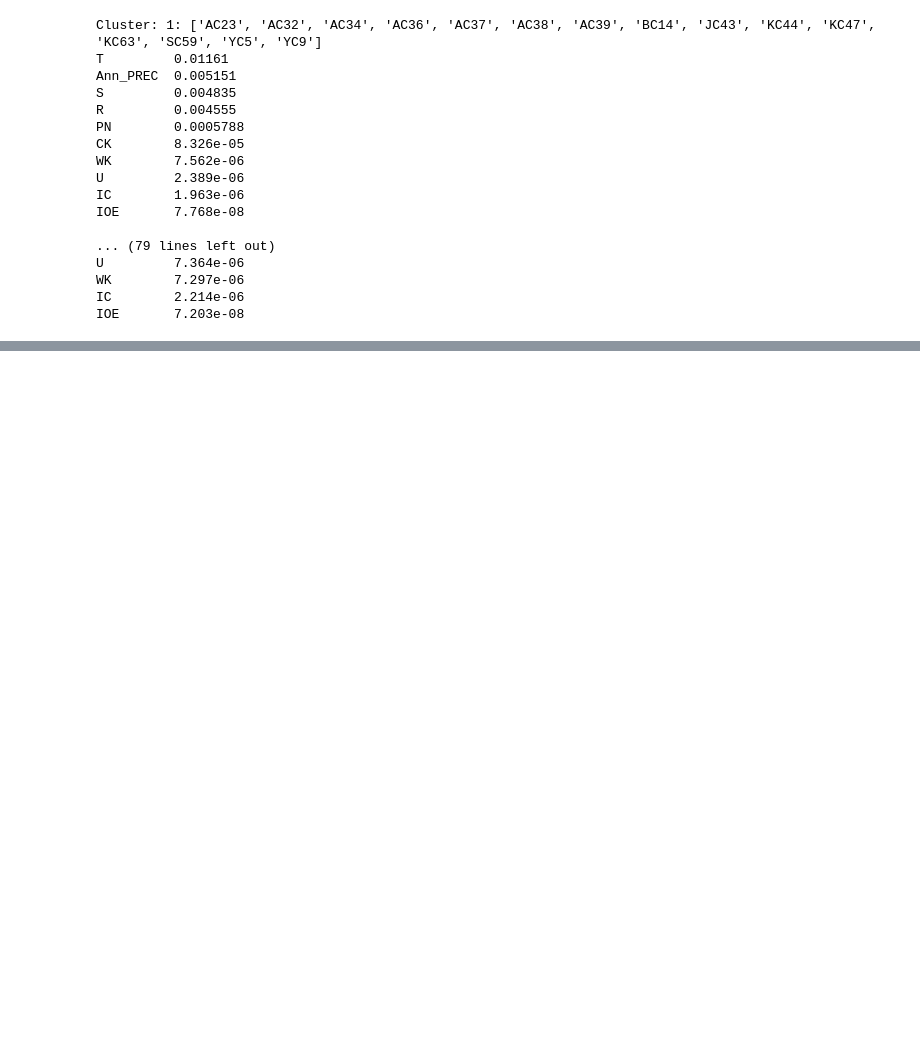
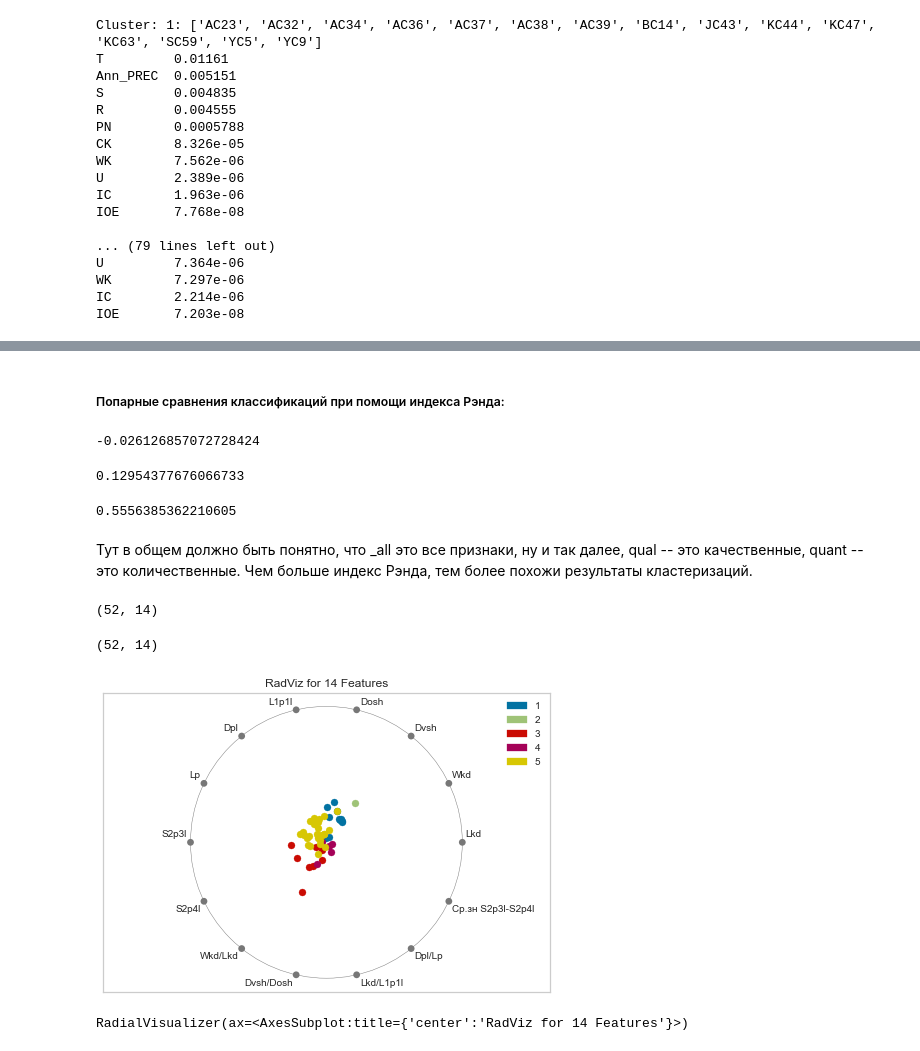
Before and after one commit to scidam/pyworks, a Jupyter notebook: biodf01_APR_2018/morho/main.ipynb, the cells around one changed output, grey strips where cells are left out. Saved outputs shown, nothing was run; the diff lists cells and outputs as text; code cells hidden in the pictures; blank space fills up the shorter version.

```diff
--- a/biodf01_APR_2018/morho/main.ipynb
+++ b/biodf01_APR_2018/morho/main.ipynb
@@ -699,0 +756,16 @@ grp.describe()
+# %% [markdown]
+##### Попарные сравнения классификаций при помощи индекса Рэнда:
+# %%
+adjusted_rand_score(clusters_quant, clusters_qual)
+# %% [output]
+-0.026126857072728424
+# %%
+adjusted_rand_score(clusters_all, clusters_qual)
+# %% [output]
+0.12954377676066733
+# %%
+adjusted_rand_score(clusters_all, clusters_quant)
+# %% [output]
+0.5556385362210605
+# %% [markdown]
+Тут в общем должно быть понятно, что _all это все признаки, ну и так далее, qual -- это качественные, quant -- это количественные. Чем больше индекс Рэнда, тем более похожи результаты кластеризаций.
@@ -699,0 +774,16 @@ grp.describe()
+# %%
+X_data.shape
+# %% [output]
+(52, 14)
+# %%
+X_data_.shape
+# %% [output]
+(52, 14)
+# %%
+X_data = data.groupby('POPUL_CODE')[morph_quant].mean()
+std = StandardScaler()
+X_data_ = std.fit_transform(X_data)
+radviz(X_data, clusters_quant)
+# %% [output]
+[figure, added]
+RadialVisualizer(ax=<AxesSubplot:title={'center':'RadViz for 14 Features'}>)
```
Also changed, not shown: parts of 38 cells of this notebook, 2 other files.
